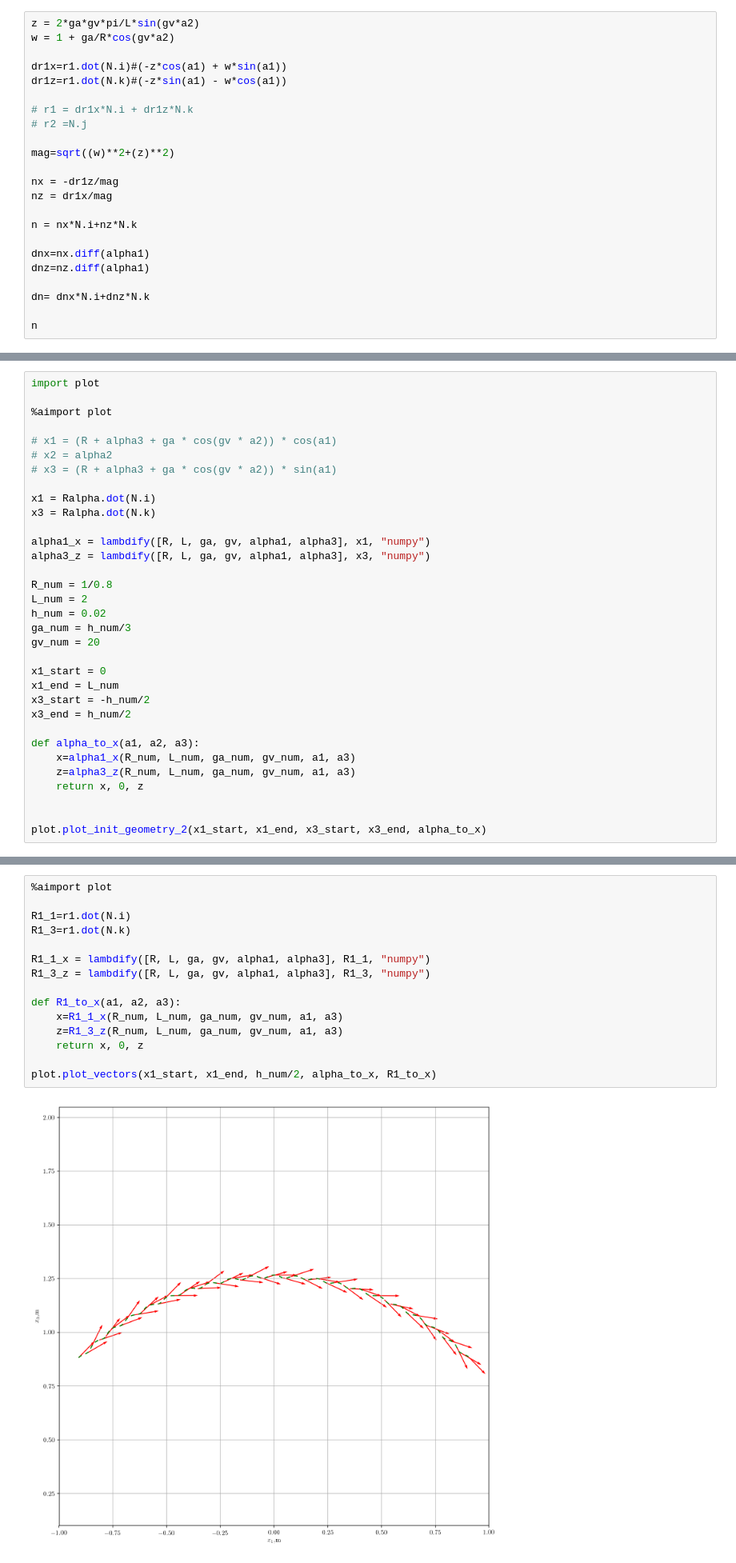
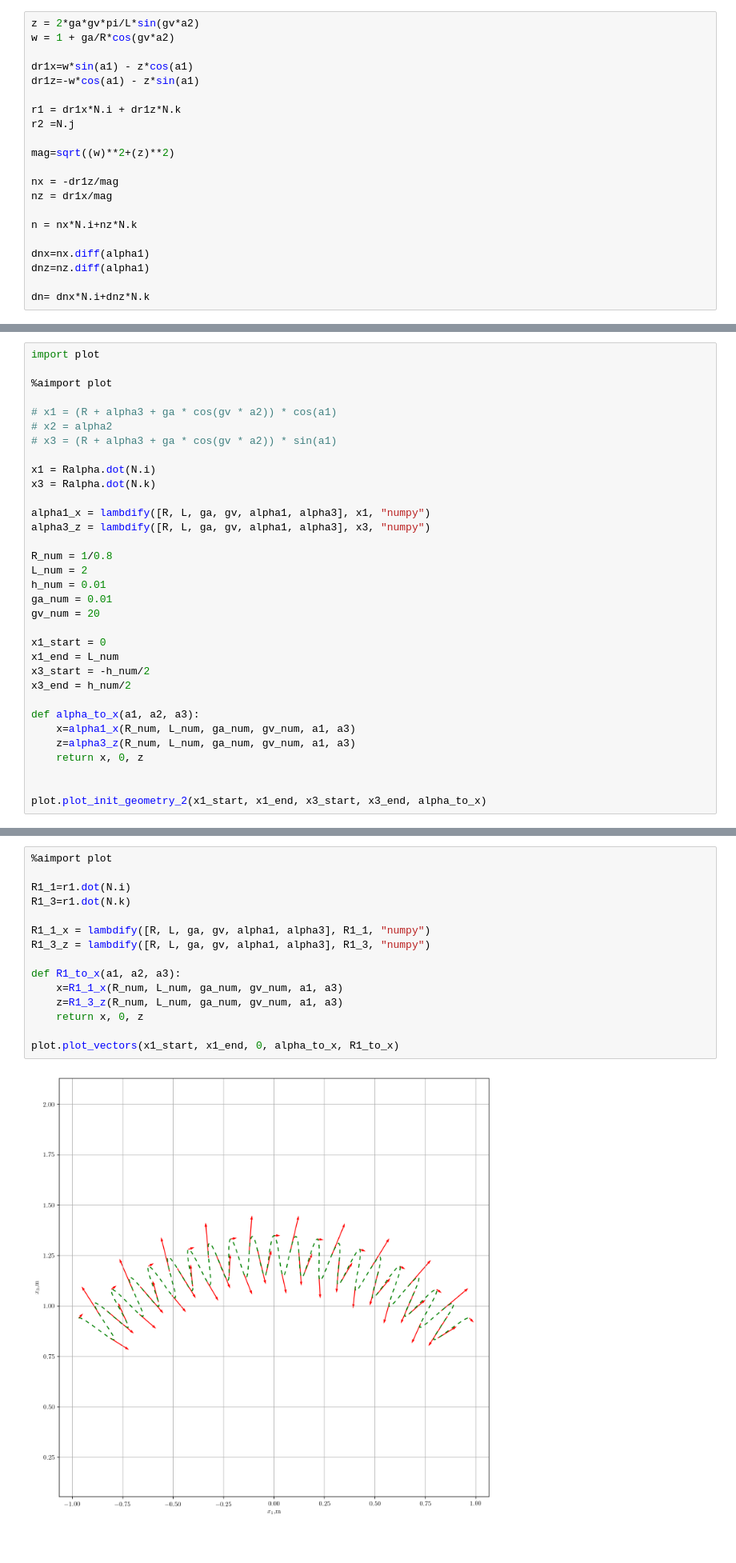
Before and after one commit to tarashor/vibrations, a Jupyter notebook: py/notebooks/MatricesForPlaneCorrugatedShellsNormal.ipynb, the cells around one changed output, grey strips where cells are left out. Shown at 80% size. Drawn from its saved outputs; the diff is of its cells as text.

```diff
--- a/py/notebooks/MatricesForPlaneCorrugatedShellsNormal.ipynb
+++ b/py/notebooks/MatricesForPlaneCorrugatedShellsNormal.ipynb
@@ -68,11 +63,11 @@ trigsimp(A)
 z = 2*ga*gv*pi/L*sin(gv*a2)
 w = 1 + ga/R*cos(gv*a2)
 
-dr1x=r1.dot(N.i)#(-z*cos(a1) + w*sin(a1))
-dr1z=r1.dot(N.k)#(-z*sin(a1) - w*cos(a1))
+dr1x=w*sin(a1) - z*cos(a1)
+dr1z=-w*cos(a1) - z*sin(a1)
 
-# r1 = dr1x*N.i + dr1z*N.k
-# r2 =N.j
+r1 = dr1x*N.i + dr1z*N.k
+r2 =N.j
 
 mag=sqrt((w)**2+(z)**2)
 
@@ -85,5 +80,3 @@ dnx=nx.diff(alpha1)
 dnz=nz.diff(alpha1)
 
 dn= dnx*N.i+dnz*N.k
-
-n
@@ -130,8 +121,8 @@ alpha3_z = lambdify([R, L, ga, gv, alpha1, alpha3], x3, "numpy")
 
 R_num = 1/0.8
 L_num = 2
-h_num = 0.02
-ga_num = h_num/3
+h_num = 0.01
+ga_num = 0.01
 gv_num = 20
 
 x1_start = 0
@@ -169,19 +160,19 @@ plot.plot_vectors(x1_start, x1_end, 0, alpha_to_x, R3_to_x)
 # %%
 %aimport plot
 
 R1_1=r1.dot(N.i)
 R1_3=r1.dot(N.k)
 
 R1_1_x = lambdify([R, L, ga, gv, alpha1, alpha3], R1_1, "numpy")
 R1_3_z = lambdify([R, L, ga, gv, alpha1, alpha3], R1_3, "numpy")
 
 def R1_to_x(a1, a2, a3):
     x=R1_1_x(R_num, L_num, ga_num, gv_num, a1, a3)
     z=R1_3_z(R_num, L_num, ga_num, gv_num, a1, a3)
     return x, 0, z
 
-plot.plot_vectors(x1_start, x1_end, h_num/2, alpha_to_x, R1_to_x)
+plot.plot_vectors(x1_start, x1_end, 0, alpha_to_x, R1_to_x)
 # %% [output]
-[figure, old version]
+[figure, new version]
 # %% [markdown]
 ### Lame params
```
Also changed, not shown: parts of 6 cells of this notebook, 10 other files.
